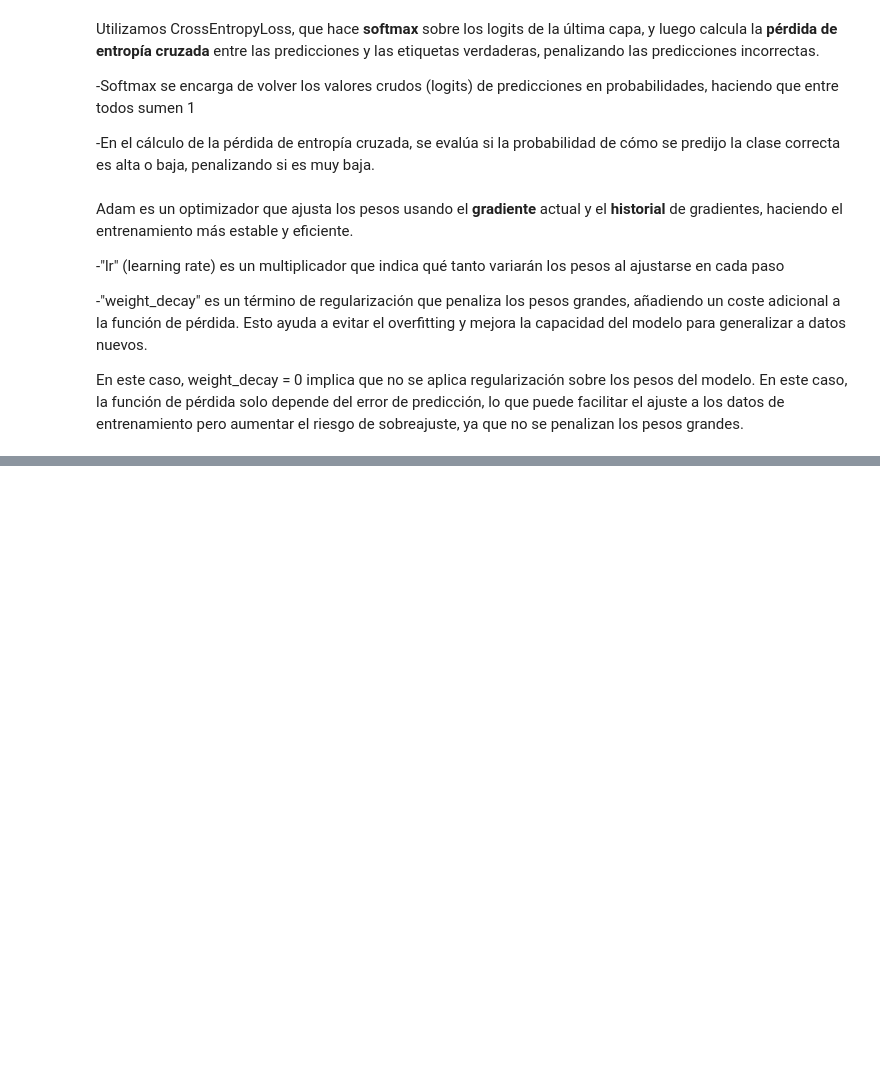
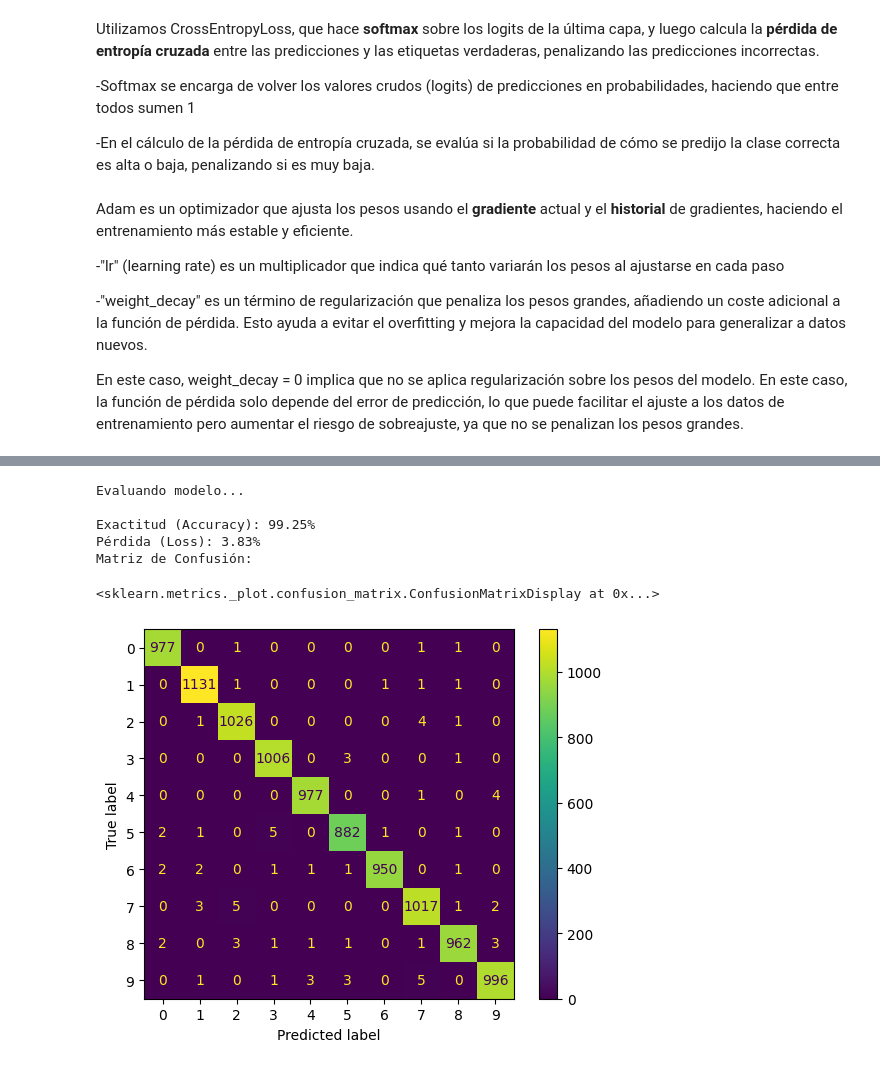
Before and after one commit to EzequielGaribotto/IA-BigData, a Jupyter notebook: M03/RA2/T3/ACT_OBL_03/ejercicio_2_pytorch.ipynb, the cells around one changed output, grey strips where cells are left out. Cells and saved outputs as stored; diff of their text form; code cells hidden in the pictures; blank space fills up the shorter version.

```diff
--- a/M03/RA2/T3/ACT_OBL_03/ejercicio_2_pytorch.ipynb
+++ b/M03/RA2/T3/ACT_OBL_03/ejercicio_2_pytorch.ipynb
@@ -333,3 +346,22 @@ TEST | loss 0.0367 acc 0.9917
+# %%
+print("\nEvaluando modelo...")
+model.eval()
+all_preds = []
+all_labels = []
+test_loss, test_acc, all_preds, all_labels = evaluate(model, test_loader, cfg.device, preds_labels = True)
+
+print(f"\nExactitud (Accuracy): {test_acc * 100:.2f}%")
+print(f"Pérdida (Loss): {test_loss * 100:.2f}%")
+print("Matriz de Confusión:")
+ConfusionMatrixDisplay.from_predictions(all_labels, all_preds)
+# %% [output]
+Evaluando modelo...
+
+Exactitud (Accuracy): 99.25%
+Pérdida (Loss): 3.83%
+Matriz de Confusión:
+<sklearn.metrics._plot.confusion_matrix.ConfusionMatrixDisplay at 0x...>
+[figure, added]
 # %%
 __file__ = os.path.abspath("ejercicio_2_pytorch.ipynb")
 current_dir = os.path.dirname(__file__)
```
Also changed, not shown: parts of 10 cells of this notebook, 24 other files.
